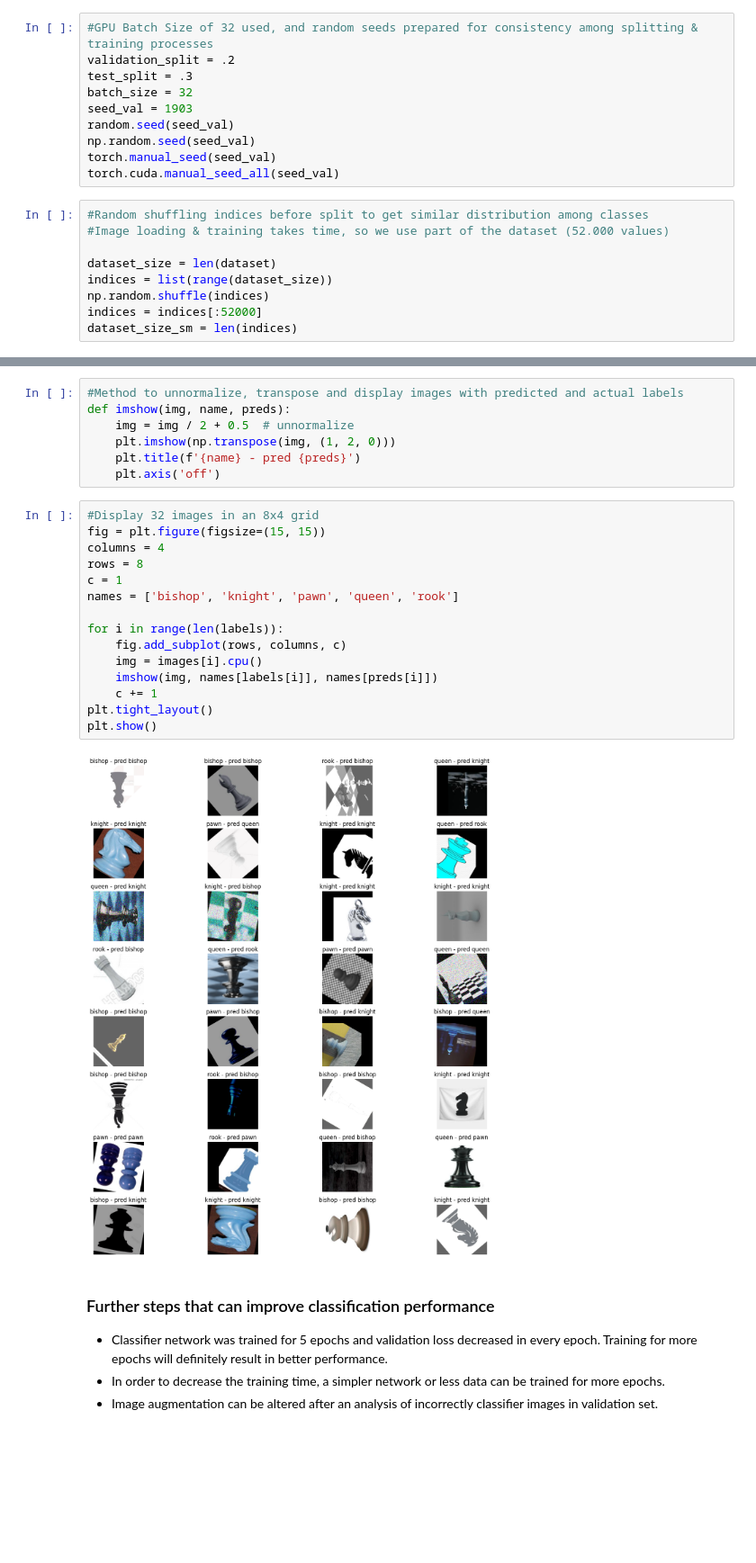
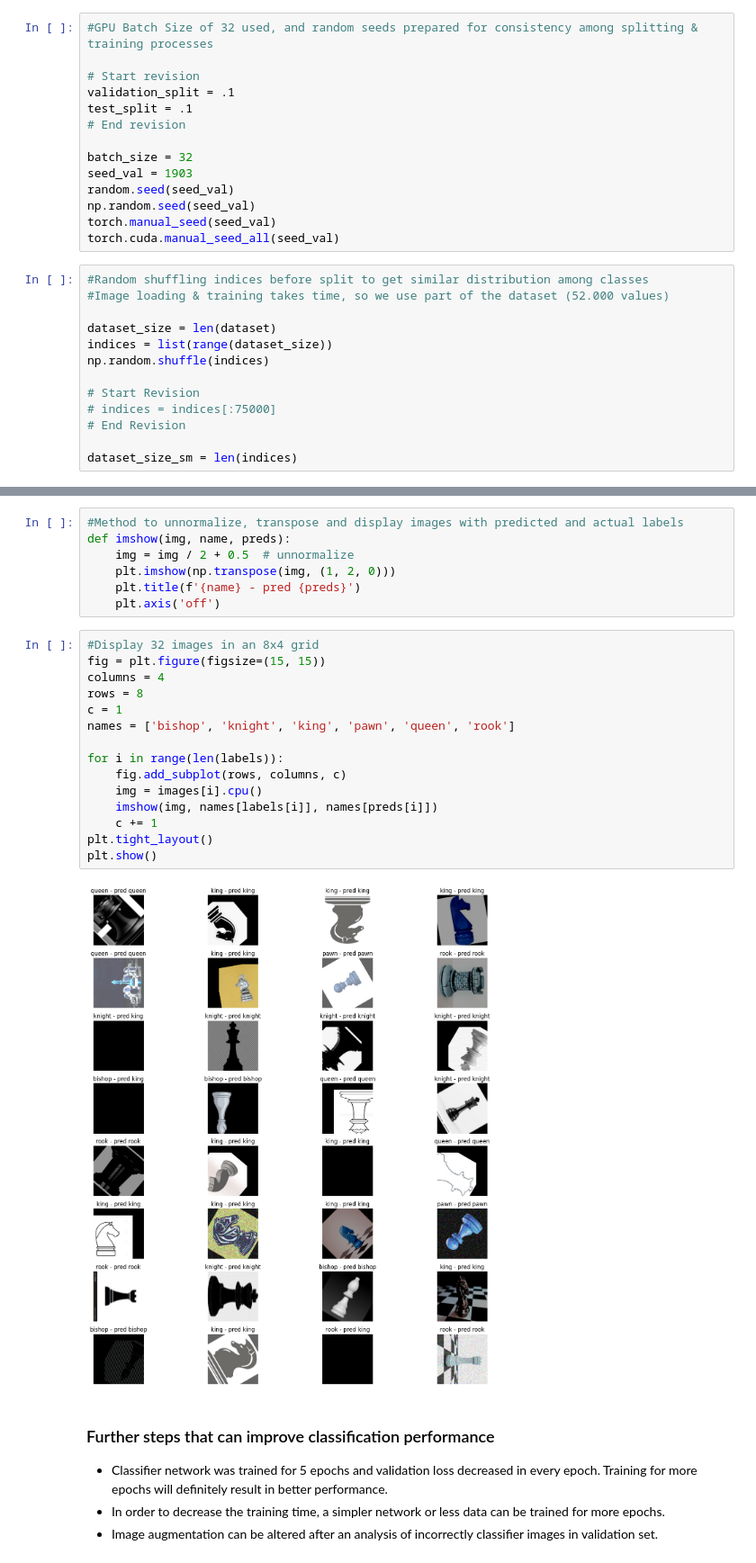
Before and after one commit to hunjaq/ML_proj, a Jupyter notebook: image_classification.ipynb, the cells around one changed output, grey strips where cells are left out. Shown at 90% size. Saved outputs shown, nothing was run; the diff lists cells and outputs as text; blank space fills up the shorter version.

Commit message:
king functionality in image_classification

```diff
--- a/image_classification.ipynb
+++ b/image_classification.ipynb
@@ -37,8 +37,12 @@ transform = transforms.Compose([
 dataset = datasets.ImageFolder('dataset', transform=transform)
 # %%
 #GPU Batch Size of 32 used, and random seeds prepared for consistency among splitting & training processes
-validation_split = .2
-test_split = .3
+
+# Start revision
+validation_split = .1
+test_split = .1
+# End revision
+
 batch_size = 32
 seed_val = 1903
 random.seed(seed_val)
@@ -52,7 +56,11 @@ torch.cuda.manual_seed_all(seed_val)
 dataset_size = len(dataset)
 indices = list(range(dataset_size))
 np.random.shuffle(indices)
-indices = indices[:52000]
+
+# Start Revision
+# indices = indices[:75000]
+# End Revision
+
 dataset_size_sm = len(indices)
 # %%
 split_test = int(np.floor(test_split * dataset_size_sm))
@@ -360,20 +407,20 @@ def imshow(img, name, preds):
 # %%
 #Display 32 images in an 8x4 grid
 fig = plt.figure(figsize=(15, 15))
 columns = 4
 rows = 8
 c = 1
-names = ['bishop', 'knight', 'pawn', 'queen', 'rook']
+names = ['bishop', 'knight', 'king', 'pawn', 'queen', 'rook']
 
 for i in range(len(labels)):
     fig.add_subplot(rows, columns, c)
     img = images[i].cpu()
     imshow(img, names[labels[i]], names[preds[i]])
     c += 1
 plt.tight_layout()
 plt.show()
 # %% [output]
-[figure, old version]
+[figure, new version]
 # %% [markdown]
 ### Further steps that can improve classification performance
 * Classifier network was trained for 5 epochs and validation loss decreased in every epoch. Training for more epochs will definitely result in better performance.
```
Also changed, not shown: parts of 10 cells of this notebook.
